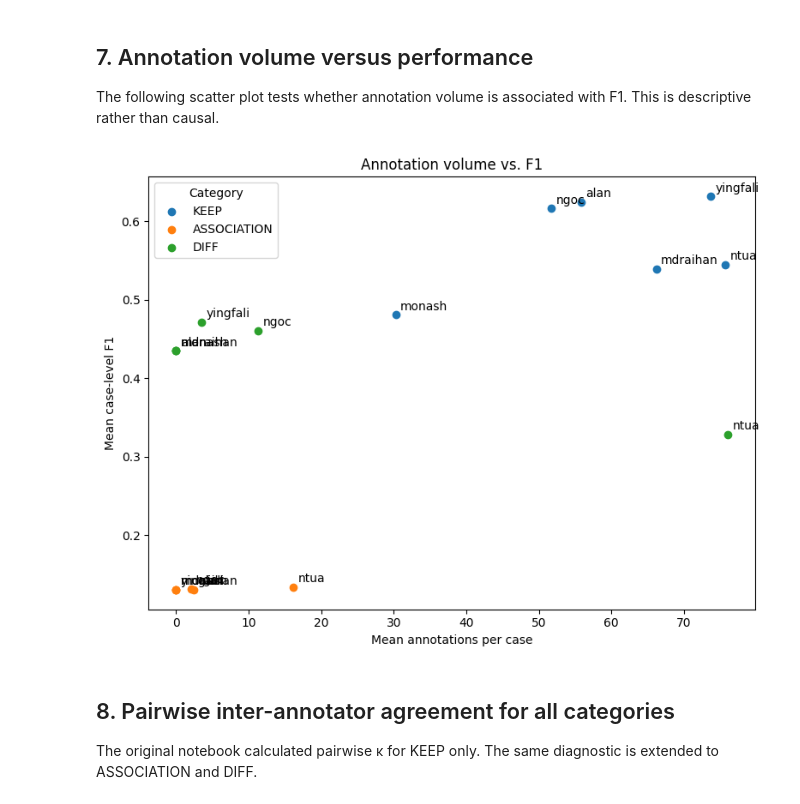
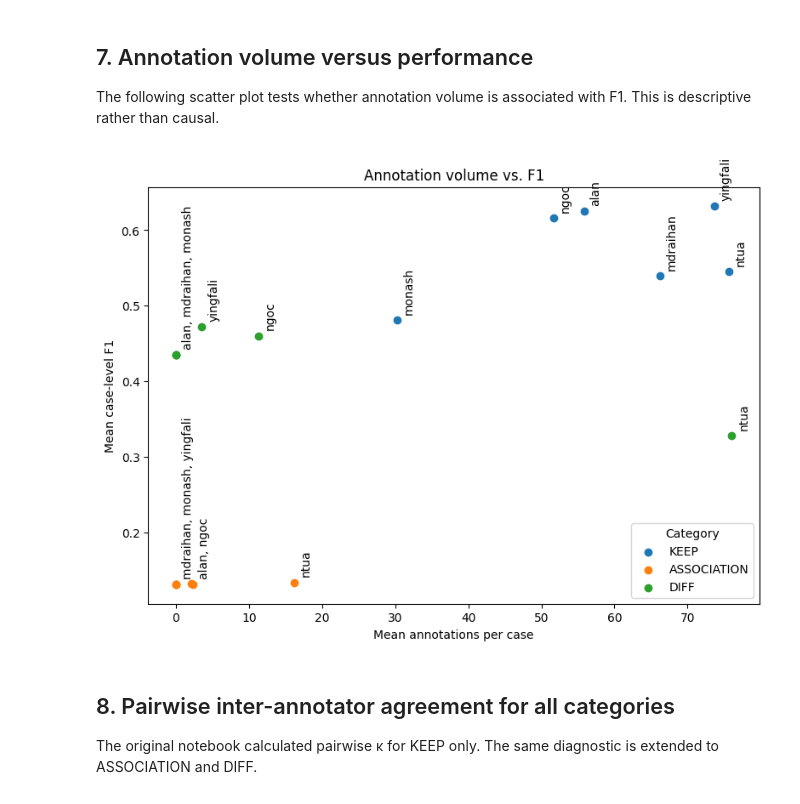
Before and after one commit to csisc/CohortX, a Jupyter notebook: CohortX_Task_3.ipynb, the cells around one changed output. Drawn from its saved outputs; the diff is of its cells as text; code cells hidden in the pictures.

```diff
--- a/CohortX_Task_3.ipynb
+++ b/CohortX_Task_3.ipynb
@@ -885,33 +885,71 @@ display(
 
 The following scatter plot tests whether annotation volume is associated with F1. This is descriptive rather than causal.
 # %%
+import numpy as np
+
 fig, ax = plt.subplots(figsize=(8, 6))
 
+# 1. Collecter toutes les données d'abord pour analyser les échelles et les positions
+raw_points = []
 for cat in CATEGORIES:
-    sub = error_summary[
-        (error_summary["Specialty"] == "Overall") &
-        (error_summary["Category"] == cat)
-    ]
-    volume_sub = volume[
-        (volume["Dataset"].isin(names)) &
-        (volume["Category"] == cat)
-    ].set_index("Dataset")
+    sub = error_summary[(error_summary["Specialty"] == "Overall") & (error_summary["Category"] == cat)]
+    volume_sub = volume[(volume["Dataset"].isin(names)) & (volume["Category"] == cat)].set_index("Dataset")
 
     x = volume_sub.loc[sub["Annotator"], "Mean"].values
     y = sub["Macro_F1"].values
     ax.scatter(x, y, label=cat)
 
     for xi, yi, label in zip(x, y, sub["Annotator"]):
-        ax.annotate(label, (xi, yi), xytext=(4, 4), textcoords="offset points")
+        raw_points.append({"x": float(xi), "y": float(yi), "label": label})
+
+# 2. Définir des seuils de tolérance basés sur la dispersion des données (ex: 2% de l'amplitude)
+to_numpy_x = [pt["x"] for pt in raw_points]
+to_numpy_y = [pt["y"] for pt in raw_points]
+
+x_range = np.ptp(to_numpy_x) if len(to_numpy_x) > 0 else 1
+y_range = np.ptp(to_numpy_y) if len(to_numpy_y) > 0 else 1
+
+x_threshold = x_range * 0.02  # Ajustez ce pourcentage (0.02 = 2%) si besoin
+y_threshold = y_range * 0.02
+
+# 3. Regrouper les points proches dans des clusters
+grouped_labels = []
+
+for pt in raw_points:
+    found_cluster = False
+    for cluster in grouped_labels:
+        # Si le point est très proche du centre actuel du cluster
+        if abs(pt["x"] - cluster["x"]) < x_threshold and abs(pt["y"] - cluster["y"]) < y_threshold:
+            cluster["labels"].append(pt["label"])
+            # Optionnel : mettre à jour le centre du cluster pour faire une moyenne
+            cluster["x"] = (cluster["x"] + pt["x"]) / 2
+            cluster["y"] = (cluster["y"] + pt["y"]) / 2
+            found_cluster = True
+            break
+
+    if not found_cluster:
+        grouped_labels.append({"x": pt["x"], "y": pt["y"], "labels": [pt["label"]]})
+
+# 4. Afficher les annotations regroupées
+for cluster in grouped_labels:
+    combined_label = ", ".join(cluster["labels"])
+    ax.annotate(
+        combined_label,
+        (cluster["x"], cluster["y"]),
+        xytext=(5, 5),
+        textcoords="offset points",
+        rotation=90,
+        va='bottom'
+    )
 
 ax.set_xlabel("Mean annotations per case")
 ax.set_ylabel("Mean case-level F1")
 ax.set_title("Annotation volume vs. F1")
 ax.legend(title="Category")
 plt.tight_layout()
 plt.show()
 # %% [output]
-[figure, old version]
+[figure, new version]
 # %% [markdown]
 ## 8. Pairwise inter-annotator agreement for all categories
 
```
